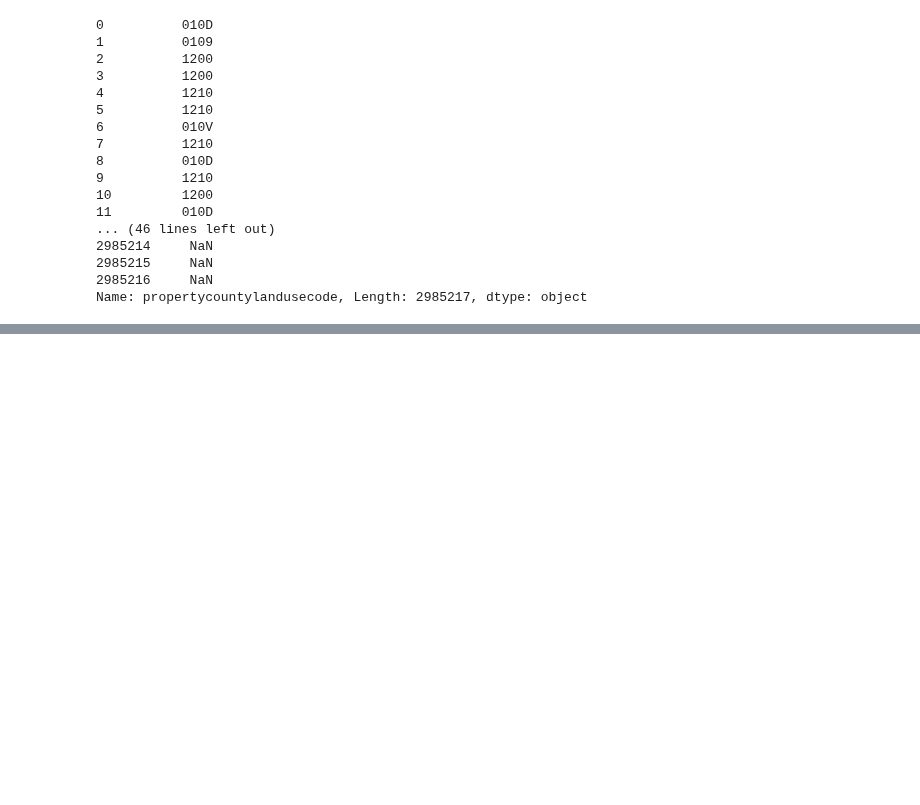
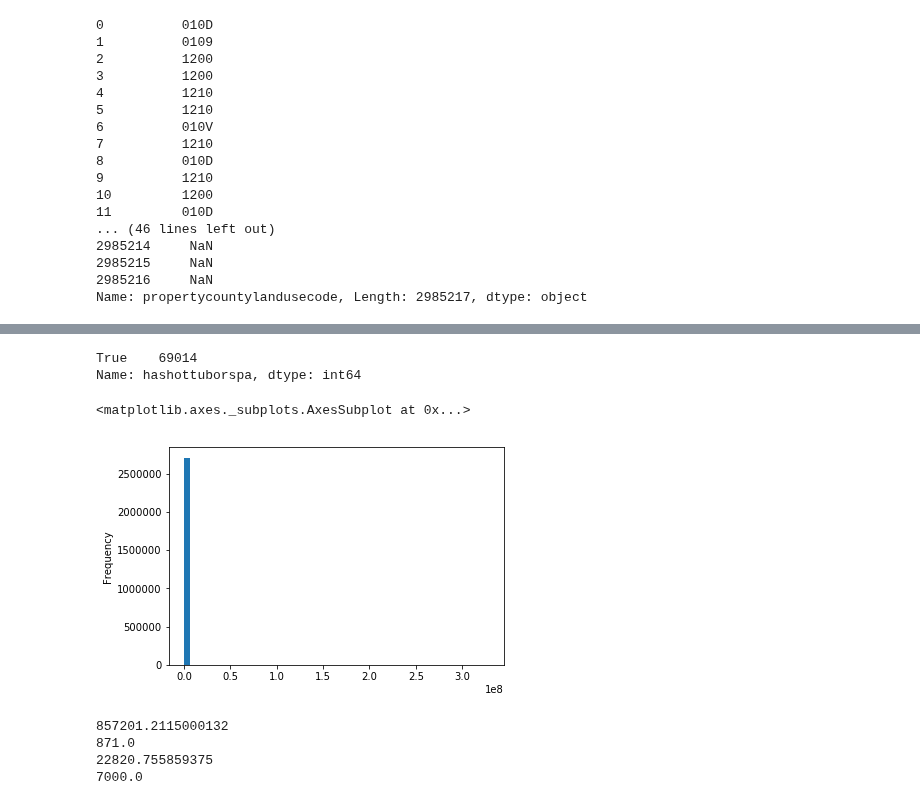
Before and after one commit to Rogue-Y/kaggle-zillow, a Jupyter notebook: notebooks/Original data cleaning.ipynb, the cells around one changed output, grey strips where cells are left out. Saved outputs shown, nothing was run; the diff lists cells and outputs as text; code cells hidden in the pictures; blank space fills up the shorter version.

```diff
--- a/notebooks/Original data cleaning.ipynb
+++ b/notebooks/Original data cleaning.ipynb
@@ -443,0 +481,20 @@ Name: propertycountylandusecode, Length: 2985217, dtype: object
+# %%
+prop['hashottuborspa'].value_counts()
+# %% [output]
+True    69014
+Name: hashottuborspa, dtype: int64
+# %%
+prop['lotsizesquarefeet'].plot.hist(bins=50)
+# %% [output]
+<matplotlib.axes._subplots.AxesSubplot at 0x...>
+[figure, added]
+# %%
+print(prop['lotsizesquarefeet'].quantile(0.9985))
+print(prop['lotsizesquarefeet'].quantile(0.0015))
+print(prop['lotsizesquarefeet'].mean())
+print(prop['lotsizesquarefeet'].median())
+# %% [output]
+857201.2115000132
+871.0
+22820.755859375
+7000.0
```
Also changed, not shown: parts of 12 cells of this notebook, 4 other files.
